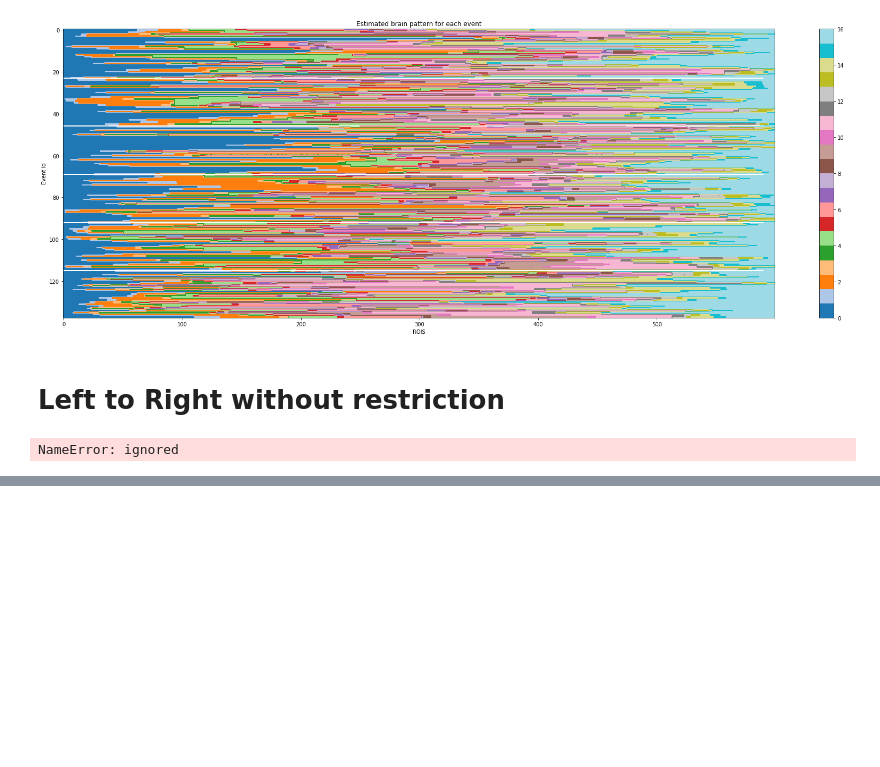
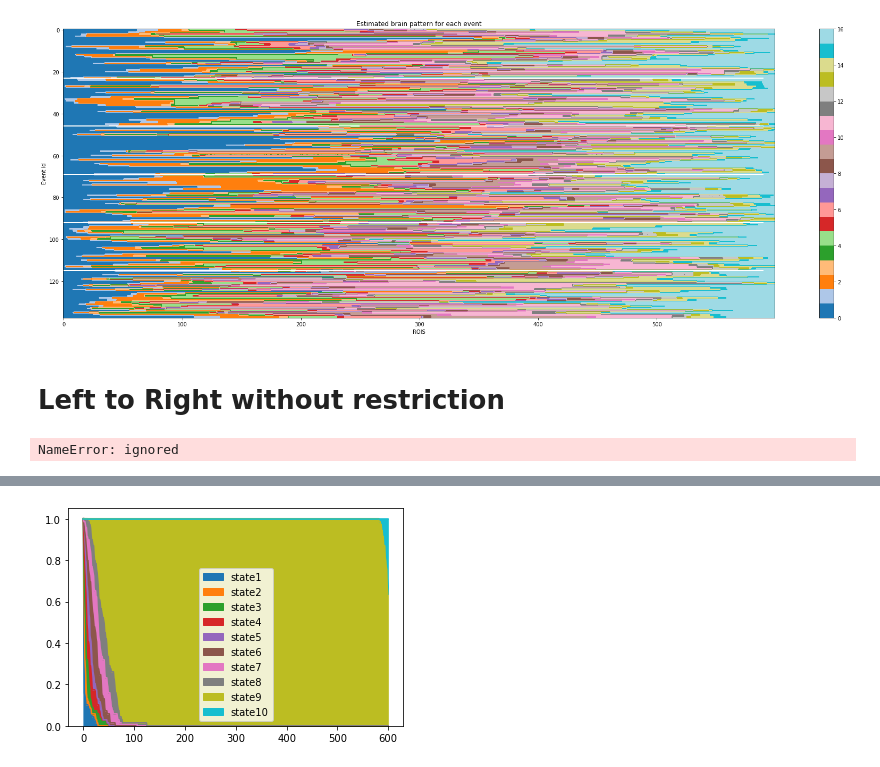
Before and after one commit to catalinabustam/tms_hmm, a Jupyter notebook: hmm.ipynb, the cells around one changed output, grey strips where cells are left out. Drawn from its saved outputs; the diff is of its cells as text; code cells hidden in the pictures; blank space fills up the shorter version.

Commit message:
area plots

```diff
--- a/hmm.ipynb
+++ b/hmm.ipynb
@@ -335,0 +380,13 @@ plot_states(predicted_sequences)
+# %%
+pre_predicted = [predicted_sequences[i] for i in pre_indices ]
+occ_predicted = [predicted_sequences[i] for i in occ_indices ]
+ctr_predicted = [predicted_sequences[i] for i in ctr_indices ]
+fro_predicted = [predicted_sequences[i] for i in fro_indices ]
+# %%
+pre_average = np.average(np.dstack(pre_predicted), axis=2)
+occ_average = np.average(np.dstack(occ_predicted), axis=2)
+ctr_average = np.average(np.dstack(ctr_predicted), axis=2)
+fro_average = np.average(np.dstack(fro_predicted), axis=2)
+# %%
+columns_name = ["state" + str(i+1)  for i in range(max_states)]
+columns_name
@@ -335,0 +404,9 @@ plot_states(predicted_sequences)
+# %%
+df_pre = pd.DataFrame(data=pre_average, columns=columns_name)
+df_occ = pd.DataFrame(data=occ_average, columns=columns_name)
+df_ctr = pd.DataFrame(data=ctr_average, columns=columns_name)
+df_fro = pd.DataFrame(data=fro_average, columns=columns_name)
+# %%
+ax = df_pre.plot.area()
+# %% [output]
+[figure, added]
```
Also changed, not shown: parts of 28 cells of this notebook.
